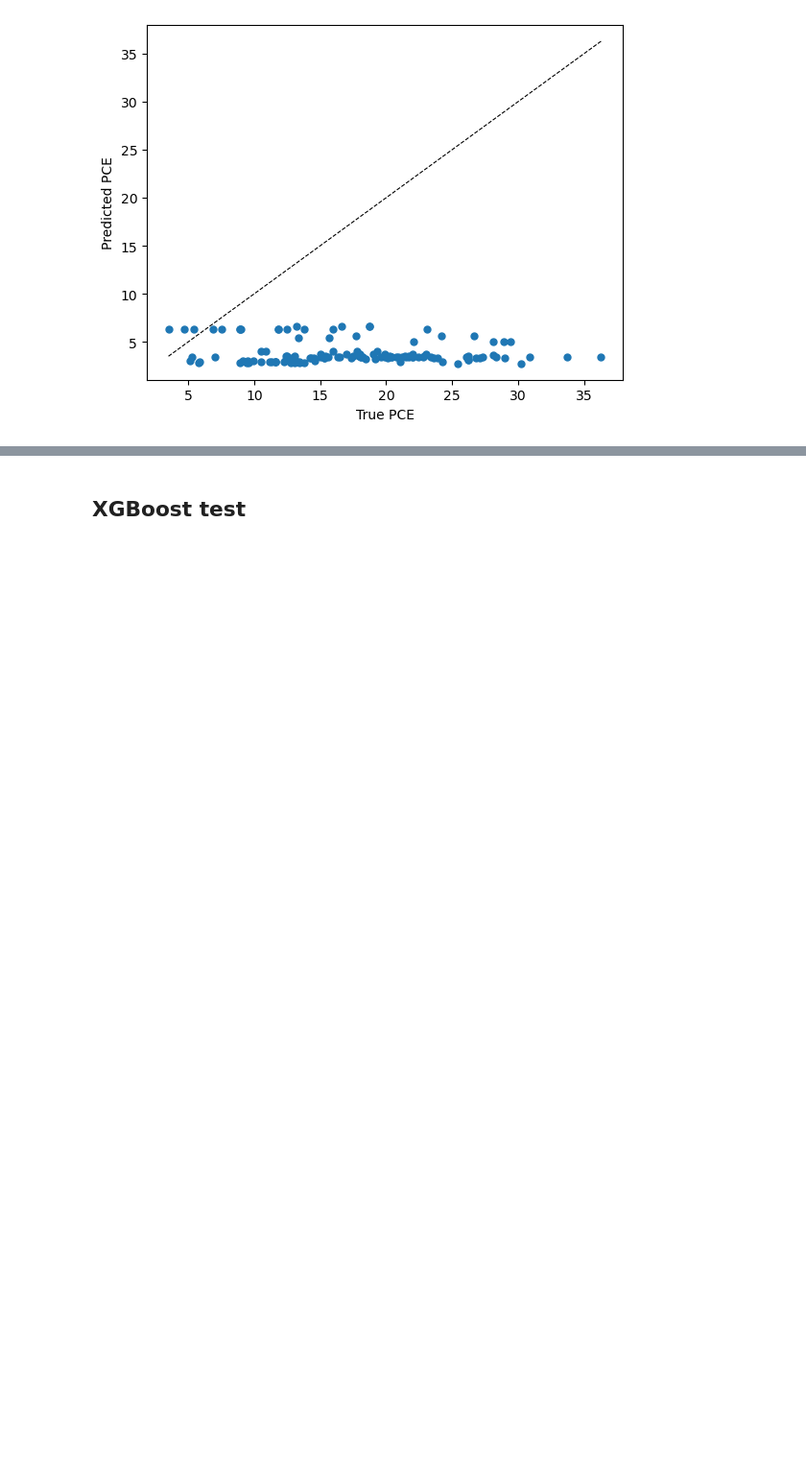
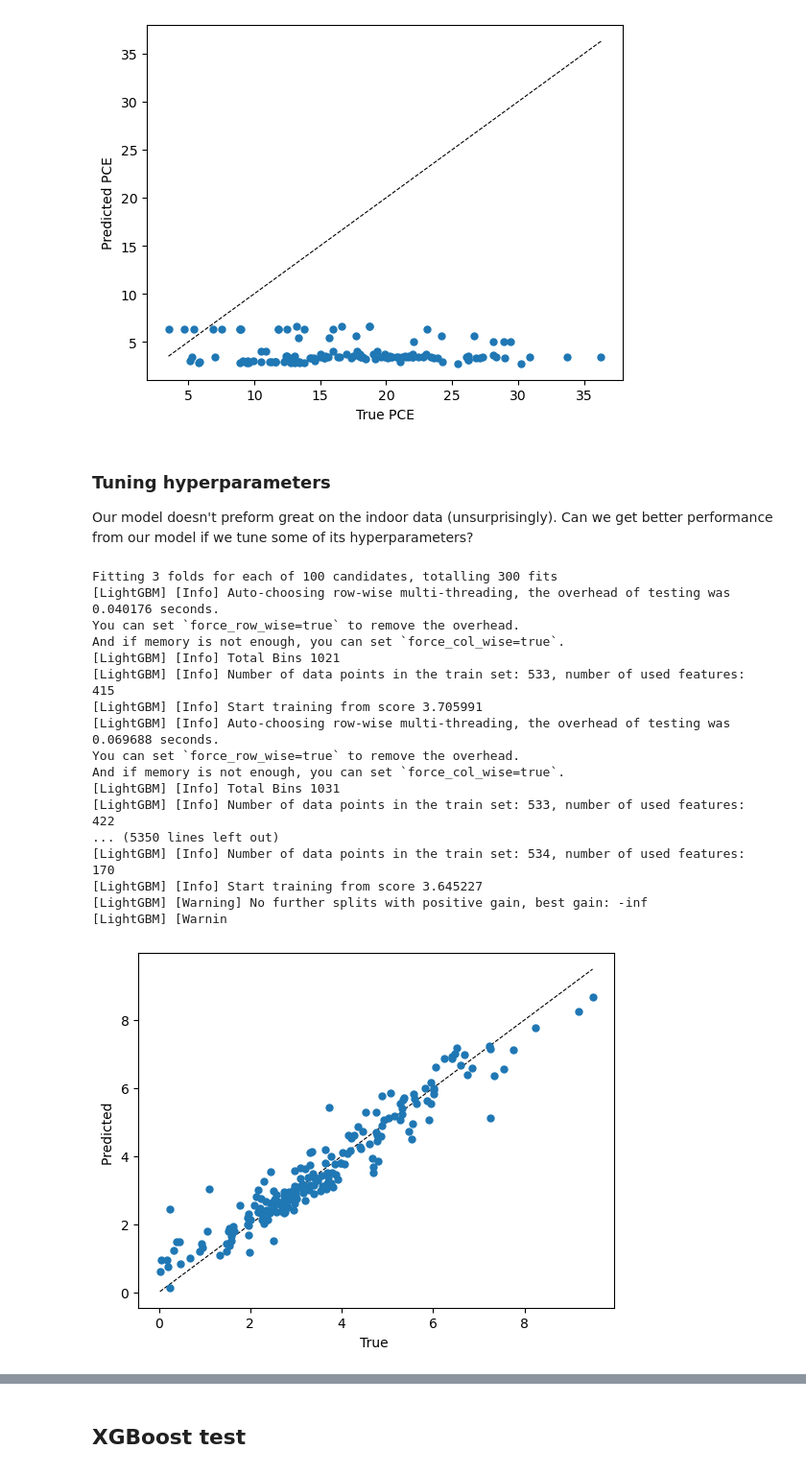
Before and after one commit to ngastellu/OPVGCN, a Jupyter notebook: pred_from_SMILES.ipynb, the cells around one changed output, grey strips where cells are left out. Shown at 96% size. Cells and saved outputs as stored; diff of their text form; code cells hidden in the pictures; blank space fills up the shorter version.

Commit message:
Finished hyperparameter tuning function. Tested on LigthGBM model in `pred_from_SMILES.ipynb`.

```diff
--- a/pred_from_SMILES.ipynb
+++ b/pred_from_SMILES.ipynb
@@ -87,3 +87,50 @@ plot_predictions(yindoor,yindoor_pred,target_name='PCE')
 # %% [output]
 *** Corr coef on indoor data r = -0.14447065248396204 ***
 [figure]
+# %% [markdown]
+### Tuning hyperparameters
+
+Our model doesn't preform great on the indoor data (unsurprisingly). Can we get better performance from our model if we tune some of its hyperparameters?
+# %%
+import lightgbm as lgb
+from models import tune_model
+
+base_lgb = lgb.LGBMRegressor(learning_rate=0.10,
+                             objective='regression',
+                             metric='rmse',
+                             reg_alpha=0.1,
+                             reg_lambda=0.01)
+param_grid = {'max_depth': [5,7,9,11],
+              'num_leaves': [20,35,50,70,100],
+              'min_child_samples': [5,10,20,30,40]
+}
+
+best_model = tune_model(base_lgb, param_grid, Xtr, ytr)
+
+r, yte_preds = test_model(best_model, Xte, yte)
+print(f'*** Best model performance on unseen Harvard CEP data: r = {r} ***')
+
+plot_predictions(yte, yte_preds)
+
+fig, ax = plt.subplots()
+rindoor, yindoor_preds = test_model(best_model, Xindoor, yindoor)
+plot_predictions(yindoor, yindoor_preds, plt_objs=(fig, ax))
+# %% [output]
+Fitting 3 folds for each of 100 candidates, totalling 300 fits
+[LightGBM] [Info] Auto-choosing row-wise multi-threading, the overhead of testing was 0.040176 seconds.
+You can set `force_row_wise=true` to remove the overhead.
+And if memory is not enough, you can set `force_col_wise=true`.
+[LightGBM] [Info] Total Bins 1021
+[LightGBM] [Info] Number of data points in the train set: 533, number of used features: 415
+[LightGBM] [Info] Start training from score 3.705991
+[LightGBM] [Info] Auto-choosing row-wise multi-threading, the overhead of testing was 0.069688 seconds.
+You can set `force_row_wise=true` to remove the overhead.
+And if memory is not enough, you can set `force_col_wise=true`.
+[LightGBM] [Info] Total Bins 1031
+[LightGBM] [Info] Number of data points in the train set: 533, number of used features: 422
+... (5350 lines left out)
+[LightGBM] [Info] Number of data points in the train set: 534, number of used features: 170
+[LightGBM] [Info] Start training from score 3.645227
+[LightGBM] [Warning] No further splits with positive gain, best gain: -inf
+[LightGBM] [Warnin
+[figure, added]
```
Also changed, not shown: parts of 6 cells of this notebook, 2 other files.
